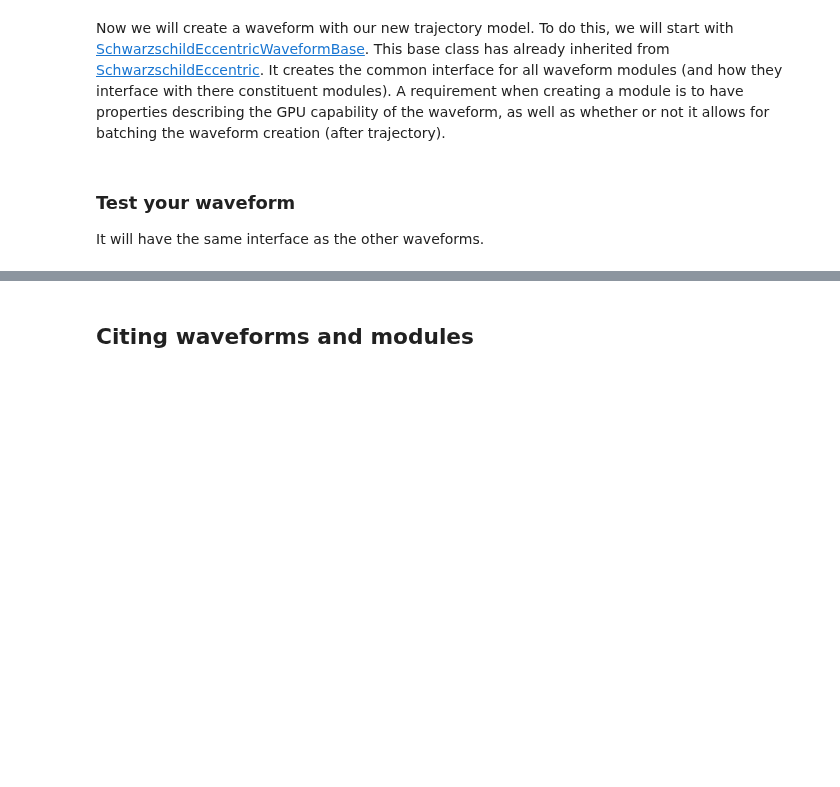
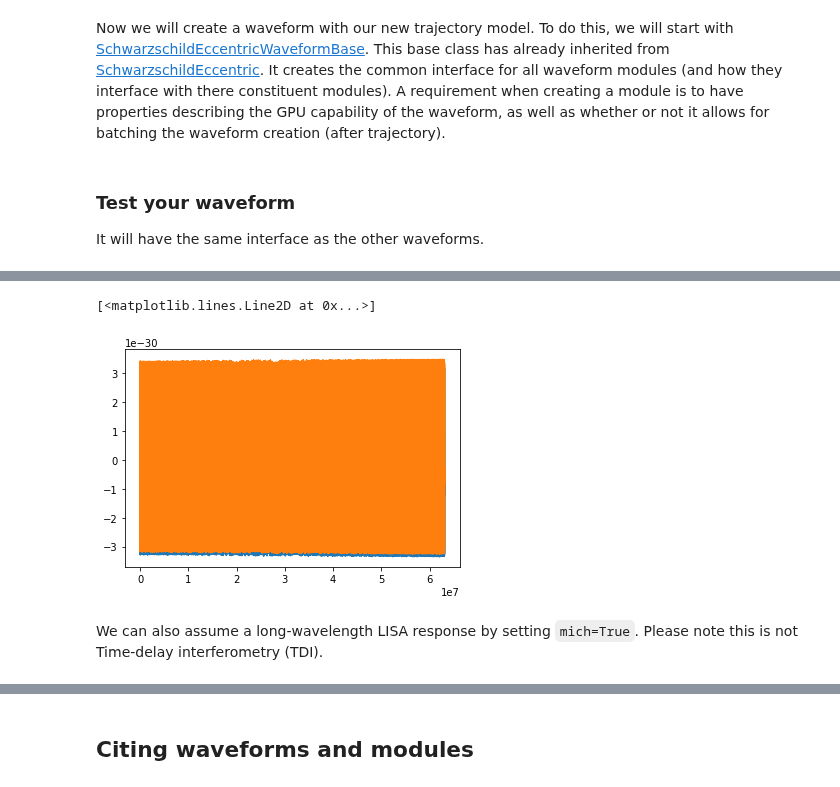
Before and after one commit to BlackHolePerturbationToolkit/FastEMRIWaveforms, a Jupyter notebook: docs/doctrees/nbsphinx/tutorial/SchwarzschildEccentricWaveform_intro.ipynb, the cells around one changed output, grey strips where cells are left out. Saved outputs shown, nothing was run; the diff lists cells and outputs as text; code cells hidden in the pictures; blank space fills up the shorter version.

```diff
--- a/docs/doctrees/nbsphinx/tutorial/SchwarzschildEccentricWaveform_intro.ipynb
+++ b/docs/doctrees/nbsphinx/tutorial/SchwarzschildEccentricWaveform_intro.ipynb
@@ -970,0 +1067,46 @@ mismatch: 1.0013402240432097
+# %%
+use_gpu = False
+
+# keyword arguments for inspiral generator (RunKerrGenericPn5Inspiral)
+inspiral_kwargs = {
+    "DENSE_STEPPING": 0,  # we want a sparsely sampled trajectory
+    "max_init_len": int(1e3),  # all of the trajectories will be well under len = 1000
+}
+
+# keyword arguments for summation generator (AAKSummation)
+sum_kwargs = {
+    "use_gpu": use_gpu,  # GPU is availabel for this type of summation
+    "pad_output": False,
+}
+
+wave_generator = Pn5AAKWaveform(inspiral_kwargs, sum_kwargs, use_gpu=False)
+
+# set initial parameters
+M = 1e6
+mu = 1e1
+a = 0.2
+p0 = 14.0
+e0 = 0.6
+iota0 = 0.1
+Y0 = np.cos(iota0)
+
+
+qS = 0.2
+phiS = 0.2
+qK = 0.8
+phiK = 0.8
+dist = 1.0
+mich = False
+dt = 15.0
+T = 2.0
+
+waveform = wave_generator(M, mu, a, p0, e0, Y0, qS, phiS, qK, phiK, dist, mich=mich, dt=dt, T=T)
+# %%
+t = np.arange(len(waveform)) * dt
+plt.plot(t, waveform.real)
+plt.plot(t, waveform.imag)
+# %% [output]
+[<matplotlib.lines.Line2D at 0x...>]
+[figure, added]
+# %% [markdown]
+We can also assume a long-wavelength LISA response by setting `mich=True`. Please note this is not Time-delay interferometry (TDI).
```
Also changed, not shown: parts of 38 cells of this notebook, 42 other files.
